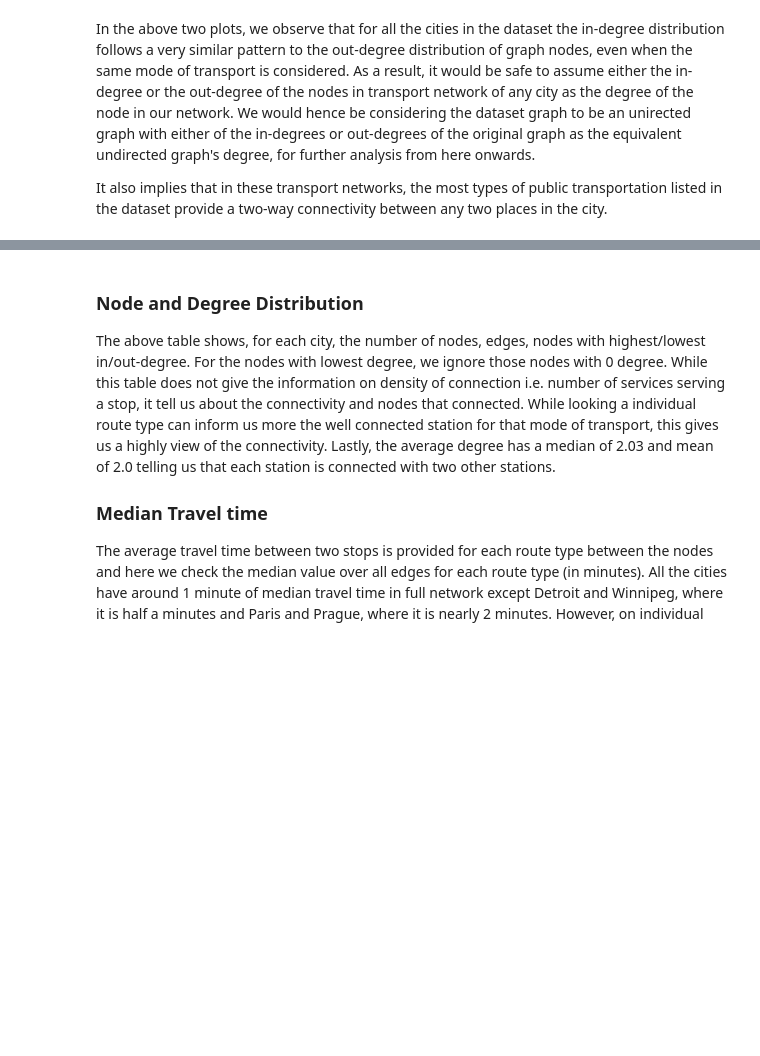
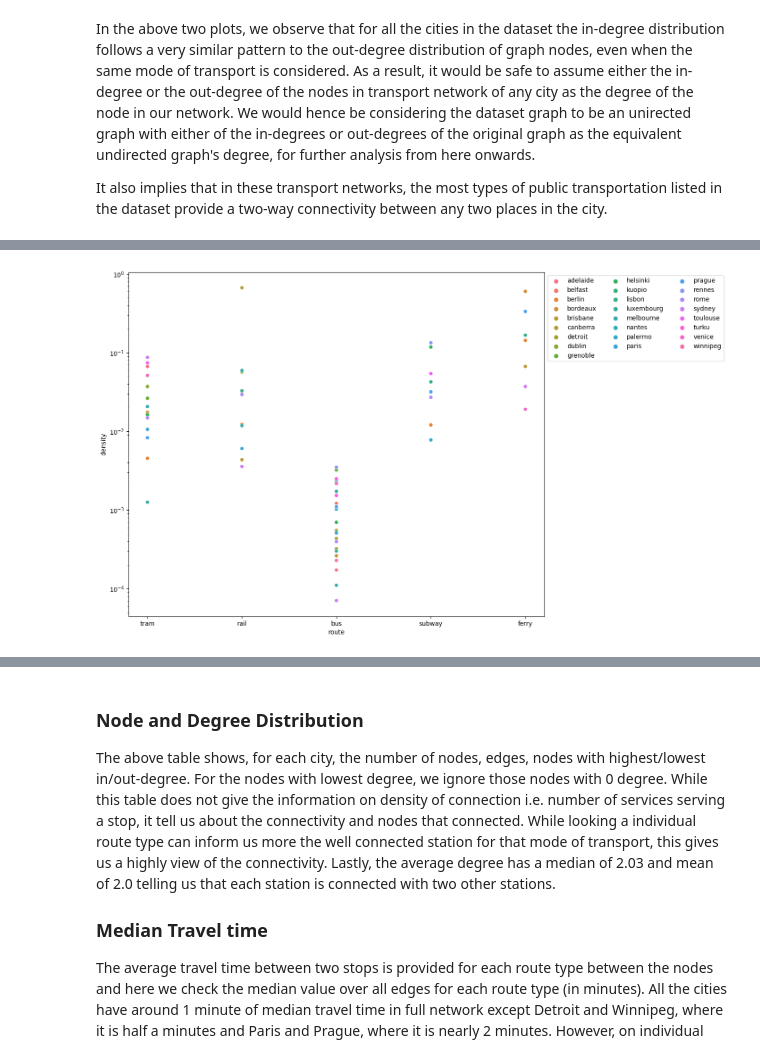
Before and after one commit to ravinitheshreddy/urban-transit-networks-analysis, a Jupyter notebook: notebooks/EDA/exploration.ipynb, the cells around one changed output, grey strips where cells are left out. Saved outputs shown, nothing was run; the diff lists cells and outputs as text; code cells hidden in the pictures; blank space fills up the shorter version.

```diff
--- a/notebooks/EDA/exploration.ipynb
+++ b/notebooks/EDA/exploration.ipynb
@@ -314,8 +364,10 @@ plt.yscale('log')
 # %%
 plt.figure(figsize=(12,10))
-sns.scatterplot(data=city_metrics_df, x="route", y="density", hue="city")
+sns.scatterplot(data=city_metrics_dir_df, x="route", y="density", hue="city")
 plt.legend(loc='upper left', bbox_to_anchor=(1, 1), ncol=3)
 plt.yscale('log')
+# %% [output]
+[figure, added]
 # %%
 plt.figure(figsize=(16,16))
 sns.relplot(
```
Also changed, not shown: parts of 15 cells of this notebook.
